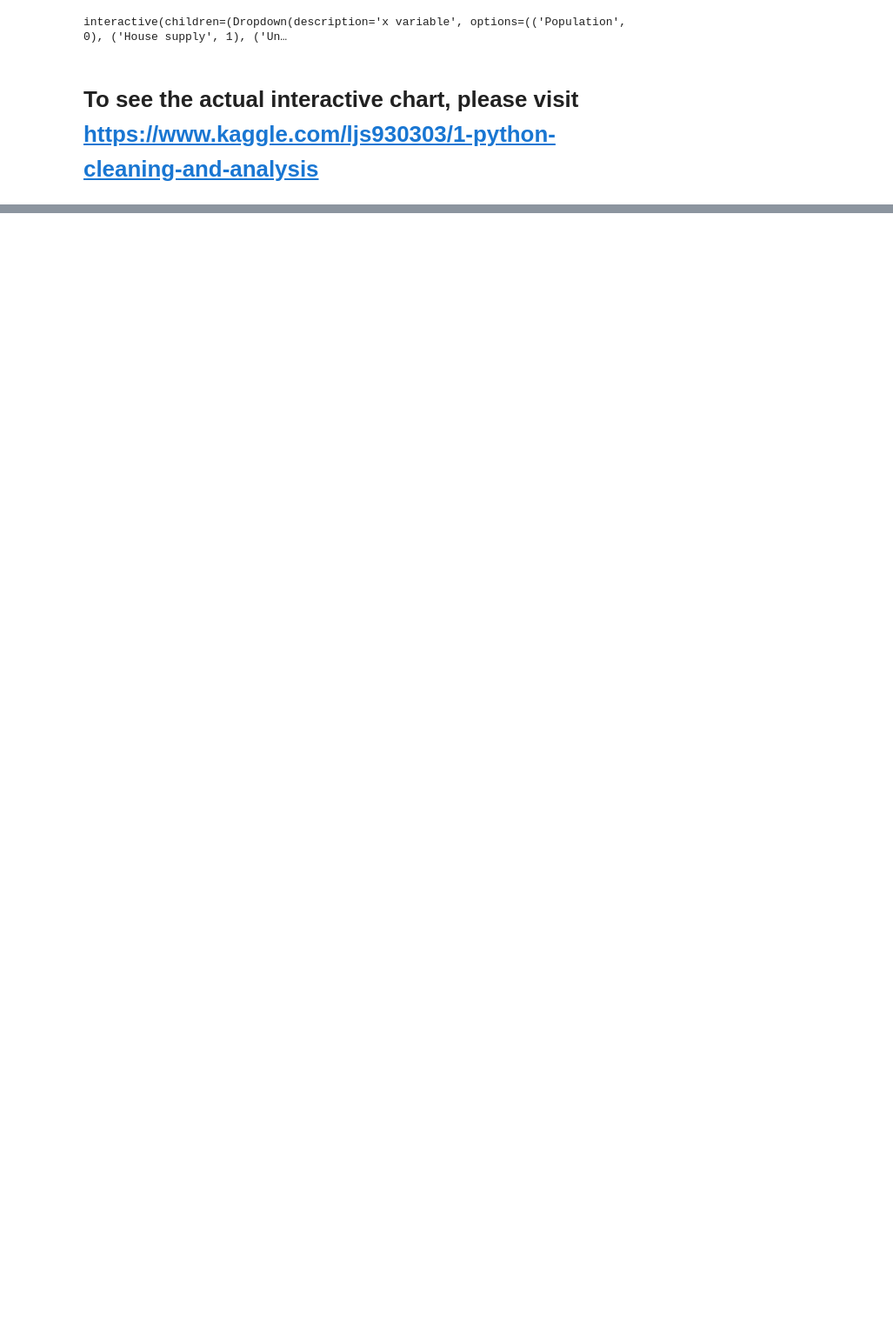
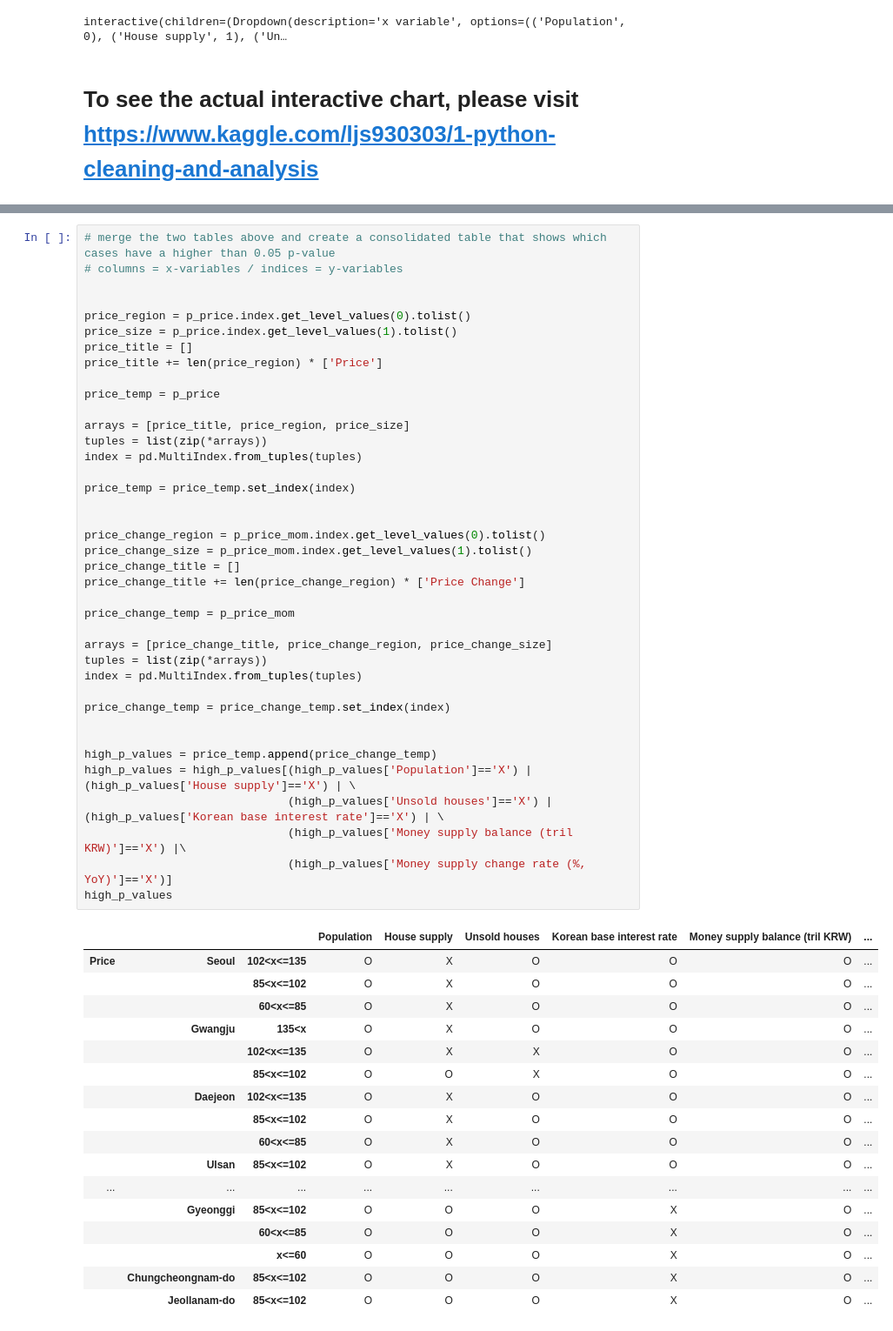
Before and after one commit to ljs930303/portfolio_pjt_1, a Jupyter notebook: 1) Python: cleaning and analysis.ipynb, the cells around one changed output, grey strips where cells are left out. Shown: that part at 87% size. Cells and saved outputs as stored; diff of their text form; blank space fills up the shorter version.

```diff
--- a/1) Python: cleaning and analysis.ipynb
+++ b/1) Python: cleaning and analysis.ipynb
@@ -477,0 +491,57 @@ when price change rate is the y-variable - 'X' means p-value is bigger than 0.05
+# %%
+# merge the two tables above and create a consolidated table that shows which cases have a higher than 0.05 p-value
+# columns = x-variables / indices = y-variables
+
+
+price_region = p_price.index.get_level_values(0).tolist()
+price_size = p_price.index.get_level_values(1).tolist()
+price_title = []
+price_title += len(price_region) * ['Price']
+
+price_temp = p_price
+
+arrays = [price_title, price_region, price_size]
+tuples = list(zip(*arrays))
+index = pd.MultiIndex.from_tuples(tuples)
+
+price_temp = price_temp.set_index(index)
+
+
+price_change_region = p_price_mom.index.get_level_values(0).tolist()
+price_change_size = p_price_mom.index.get_level_values(1).tolist()
+price_change_title = []
+price_change_title += len(price_change_region) * ['Price Change']
+
+price_change_temp = p_price_mom
+
+arrays = [price_change_title, price_change_region, price_change_size]
+tuples = list(zip(*arrays))
+index = pd.MultiIndex.from_tuples(tuples)
+
+price_change_temp = price_change_temp.set_index(index)
+
+
+high_p_values = price_temp.append(price_change_temp)
+high_p_values = high_p_values[(high_p_values['Population']=='X') | (high_p_values['House supply']=='X') | \
+                              (high_p_values['Unsold houses']=='X') | (high_p_values['Korean base interest rate']=='X') | \
+                              (high_p_values['Money supply balance (tril KRW)']=='X') |\
+                              (high_p_values['Money supply change rate (%, YoY)']=='X')]
+high_p_values
+# %% [output]
+|  |  |  | Population | House supply | Unsold houses | Korean base interest rate | Money supply balance (tril KRW) | ... |
+| Price | Seoul | 102<x<=135 | O | X | O | O | O | ... |
+|  |  | 85<x<=102 | O | X | O | O | O | ... |
+|  |  | 60<x<=85 | O | X | O | O | O | ... |
+|  | Gwangju | 135<x | O | X | O | O | O | ... |
+|  |  | 102<x<=135 | O | X | X | O | O | ... |
+|  |  | 85<x<=102 | O | O | X | O | O | ... |
+|  | Daejeon | 102<x<=135 | O | X | O | O | O | ... |
+|  |  | 85<x<=102 | O | X | O | O | O | ... |
+|  |  | 60<x<=85 | O | X | O | O | O | ... |
+|  | Ulsan | 85<x<=102 | O | X | O | O | O | ... |
+| ... | ... | ... | ... | ... | ... | ... | ... | ... |
+|  | Gyeonggi | 85<x<=102 | O | O | O | X | O | ... |
+|  |  | 60<x<=85 | O | O | O | X | O | ... |
+|  |  | x<=60 | O | O | O | X | O | ... |
+|  | Chungcheongnam-do | 85<x<=102 | O | O | O | X | O | ... |
+|  | Jeollanam-do | 85<x<=102 | O | O | O | X | O | ... |
```
Also changed, not shown: parts of 5 cells of this notebook.
